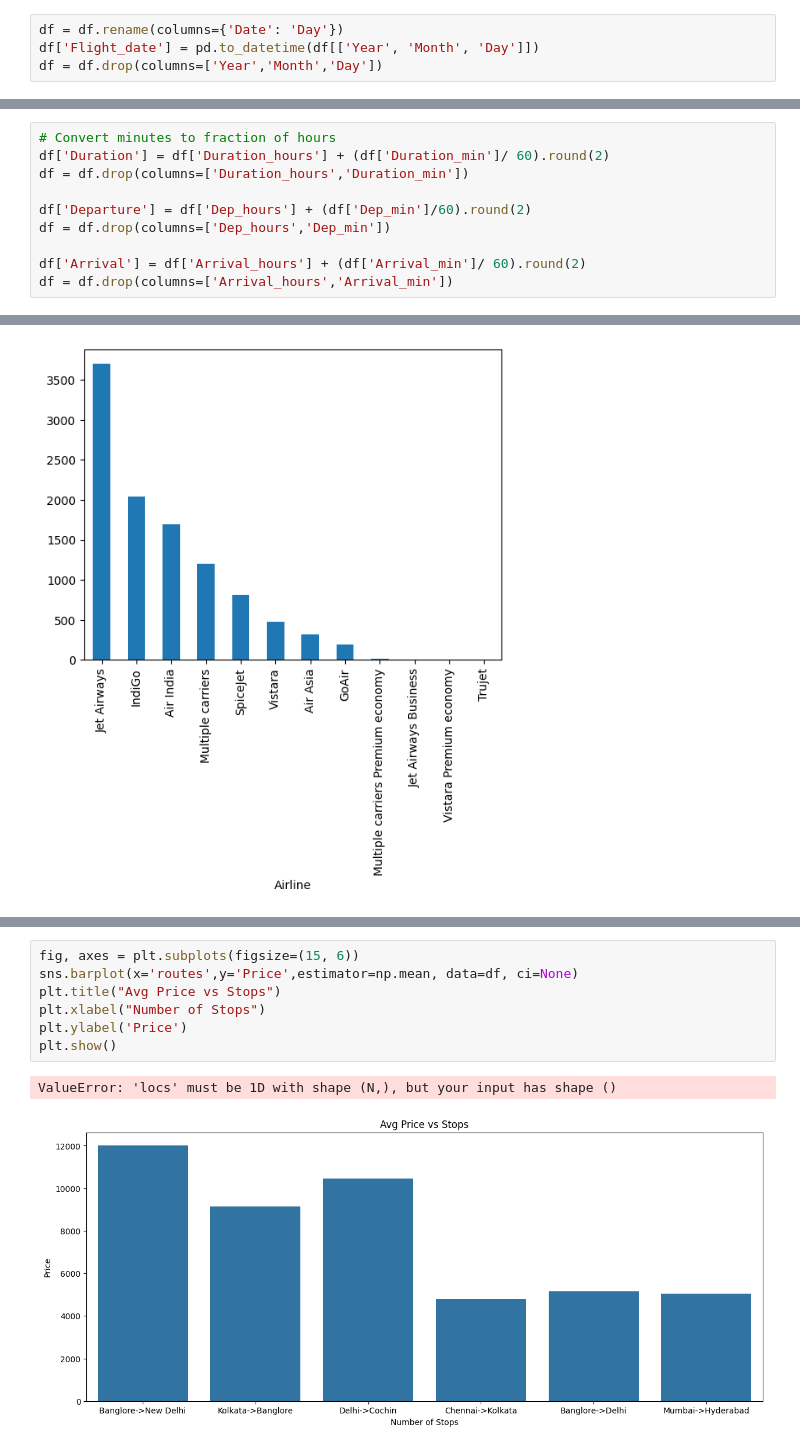
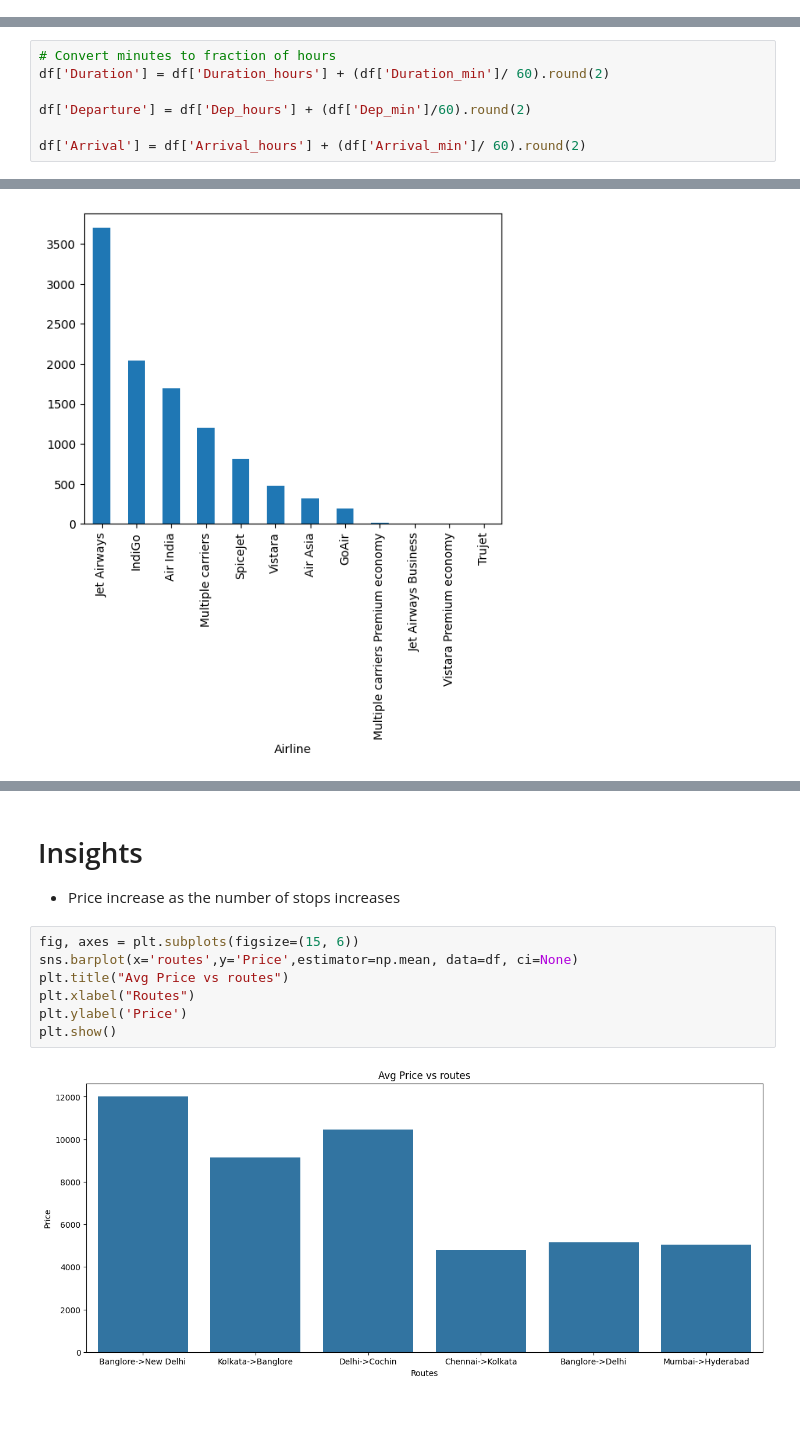
Before and after one commit to hyeen24/FlightPrice, a Jupyter notebook: notebook/EDA.ipynb, the cells around one changed output, grey strips where cells are left out. Saved outputs shown, nothing was run; the diff lists cells and outputs as text; blank space fills up the shorter version.

```diff
--- a/notebook/EDA.ipynb
+++ b/notebook/EDA.ipynb
@@ -127,7 +123,3 @@ memory usage: 1.2+ MB
-# %%
-df = df.rename(columns={'Date': 'Day'})
-df['Flight_date'] = pd.to_datetime(df[['Year', 'Month', 'Day']])
-df = df.drop(columns=['Year','Month','Day'])
 # %% [markdown]
 #### Adding route column
 # %%
@@ -151,13 +143,10 @@ df
 # %%
 # Convert minutes to fraction of hours
 df['Duration'] = df['Duration_hours'] + (df['Duration_min']/ 60).round(2)
-df = df.drop(columns=['Duration_hours','Duration_min'])
 
 df['Departure'] = df['Dep_hours'] + (df['Dep_min']/60).round(2)
-df = df.drop(columns=['Dep_hours','Dep_min'])
 
 df['Arrival'] = df['Arrival_hours'] + (df['Arrival_min']/ 60).round(2)
-df = df.drop(columns=['Arrival_hours','Arrival_min'])
 # %%
 df.nunique()
 # %% [output]
@@ -280,10 +323,12 @@ plt.show()
+# %% [markdown]
+# Insights
+- Price increase as the number of stops increases
 # %%
 fig, axes = plt.subplots(figsize=(15, 6))
 sns.barplot(x='routes',y='Price',estimator=np.mean, data=df, ci=None)
-plt.title("Avg Price vs Stops")
-plt.xlabel("Number of Stops")
+plt.title("Avg Price vs routes")
+plt.xlabel("Routes")
 plt.ylabel('Price')
 plt.show()
 # %% [output]
-ValueError: 'locs' must be 1D with shape (N,), but your input has shape ()
-[figure, old version]
+[figure, new version]
```
Also changed, not shown: parts of 24 cells of this notebook.
